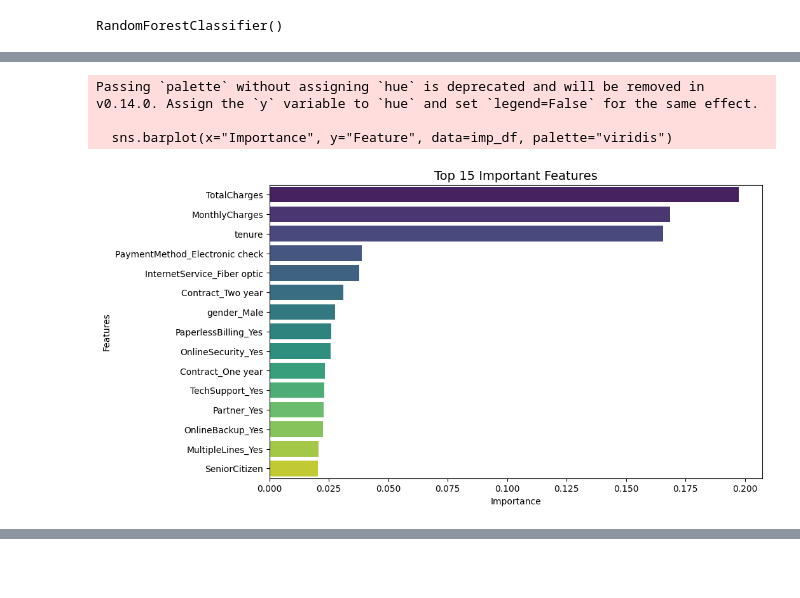
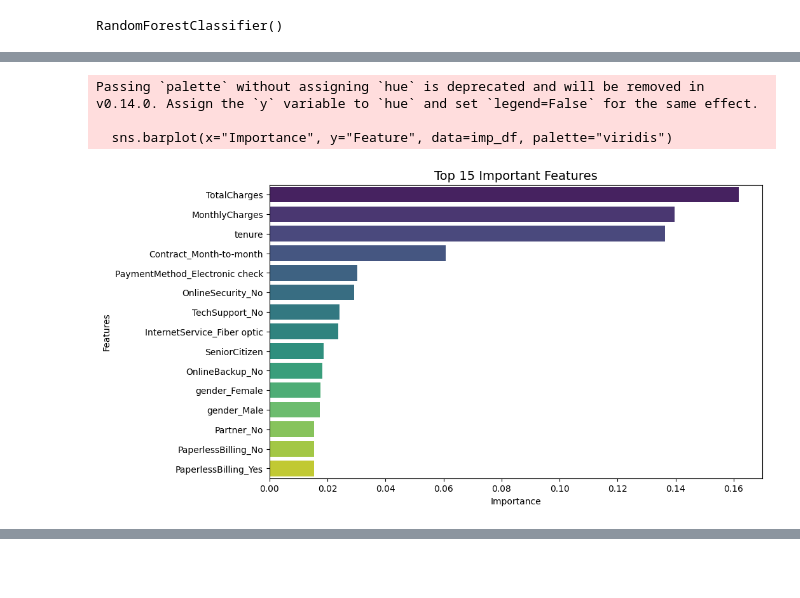
Before and after one commit to Meghasyam-Gorla/Customer-Churn-Analysis-and-Prediction, a Jupyter notebook: Customer_Churn_Analysis_and_Prediction.ipynb, the cells around one changed output, grey strips where cells are left out. Drawn from its saved outputs; the diff is of its cells as text; code cells hidden in the pictures.

```diff
--- a/Customer_Churn_Analysis_and_Prediction.ipynb
+++ b/Customer_Churn_Analysis_and_Prediction.ipynb
@@ -111,12 +126,13 @@ df_encoded = pd.get_dummies(df, drop_first=True, dtype=int)
+# %%
+df['Churn'] = df['Churn'].map({'Yes':1,'No':0})
+# %%
+x = df.drop(columns = 'Churn',axis = 1)
+y = df['Churn']
+# %%
+df_encoded = pd.get_dummies(x, dtype=int)
 # %%
 # Splitting into Training & Testing Sets
-
-from sklearn.model_selection import train_test_split
-
-x=df_encoded.drop('Churn',axis=1)
-y=df_encoded['Churn']
-
-x_train,x_test,y_train,y_test=train_test_split(x,y,test_size=0.2,random_state=42,stratify=y)
+x_train,x_test,y_train,y_test=train_test_split(df_encoded,y,test_size=0.2,random_state=42,stratify=y)
 # %% [markdown]
 ### **Task 2: Exploratory Data Analysis (EDA)**
 # %%
@@ -339,19 +356,19 @@ array([0.02040425, 0.1654877 , 0.16835918, 0.19732999, 0.02764688,
 # %%
-importances = pd.Series(rf.feature_importances_, index=x.columns).sort_values(ascending=False)
+importances = pd.Series(rf.feature_importances_, index=df_encoded.columns).sort_values(ascending=False)
 imp_df = importances[:15].reset_index()
 imp_df.columns = ["Feature", "Importance"]
 
 plt.figure(figsize=(10,6))
 sns.barplot(x="Importance", y="Feature", data=imp_df, palette="viridis")
 plt.title("Top 15 Important Features", fontsize=14)
 plt.xlabel("Importance")
 plt.ylabel("Features")
 plt.show()
 # %% [output]
 Passing `palette` without assigning `hue` is deprecated and will be removed in v0.14.0. Assign the `y` variable to `hue` and set `legend=False` for the same effect.
 
   sns.barplot(x="Importance", y="Feature", data=imp_df, palette="viridis")
-[figure, old version]
+[figure, new version]
 # %%
 best_features=importances[:15].index
 x_train_selected=x_train[best_features]
```
Also changed, not shown: parts of 13 cells of this notebook, 1 other file.
